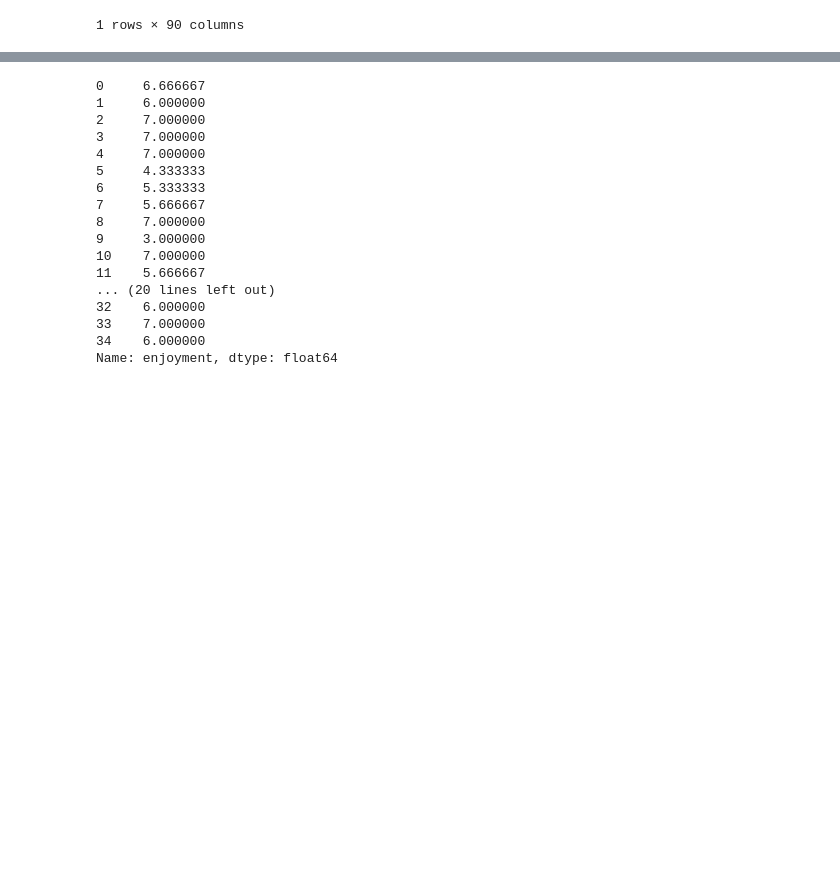
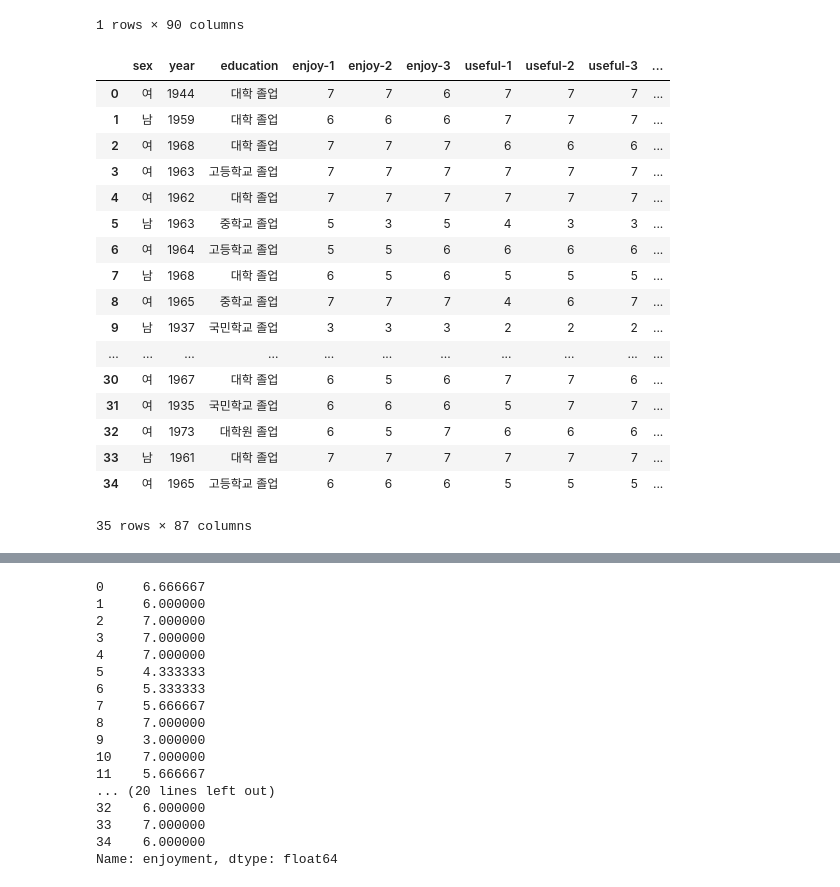
Before and after one commit to haleekyung/dementia-data-analysis, a Jupyter notebook: analysis/data_cleaning.ipynb, the cells around one changed output, grey strips where cells are left out. Drawn from its saved outputs; the diff is of its cells as text; code cells hidden in the pictures; blank space fills up the shorter version.

Commit message:
add codes: variables + reversecoding column 55

```diff
--- a/analysis/data_cleaning.ipynb
+++ b/analysis/data_cleaning.ipynb
@@ -61,4 +67,24 @@ df.loc[[0]]
 # %%
 df_clean = df.drop(df.iloc[:, :3], axis = 1)#%%
 # %%
-df_clean = df_clean.rename(columns={'실험 참여자 성별':'sex', '실험 참여자 출생년도': 'year', '실험 참여자 교육 정도': 'education', "1-1. 이 프로그램을 사용하는 것은 즐거웠다.": "enjoy-1", "1-2. 이 프로그램을 이용한 심상 훈련 (마음속에 떠오르는 이미지를 구체적으로 상상하는 훈련) 을 하여 기분이 좋았다.": "enjoy-2", "1-3. 이 프로그램을 사용하는 것은 재미있었다.": "enjoy-3"})
+df_clean = df_clean.rename(columns={'실험 참여자 성별':'sex', '실험 참여자 출생년도': 'year', '실험 참여자 교육 정도': 'education', "1-1. 이 프로그램을 사용하는 것은 즐거웠다.": "enjoy-1", "1-2. 이 프로그램을 이용한 심상 훈련 (마음속에 떠오르는 이미지를 구체적으로 상상하는 훈련) 을 하여 기분이 좋았다.": "enjoy-2", "1-3. 이 프로그램을 사용하는 것은 재미있었다.": "enjoy-3", '2-1. 이 프로그램을 쓰면 치매 예방을 위한 심상훈련을 빠르게 익힐 수 있을 것 같다':'useful-1', '2-2. 이 프로그램을 쓰면 치매 예방을 위한 심상훈련을 더 잘 할 수 있을 것 같다': 'useful-2', '2-3. 이 프로그램을 쓰면 치매 예방을 위한 심상훈련을 더 효율적으로 할 수 있을 것 같다': 'useful-3'})
+df_clean
+# %% [output]
+|  | sex | year | education | enjoy-1 | enjoy-2 | enjoy-3 | useful-1 | useful-2 | useful-3 | ... |
+| 0 | 여 | 1944 | 대학 졸업 | 7 | 7 | 6 | 7 | 7 | 7 | ... |
+| 1 | 남 | 1959 | 대학 졸업 | 6 | 6 | 6 | 7 | 7 | 7 | ... |
+| 2 | 여 | 1968 | 대학 졸업 | 7 | 7 | 7 | 6 | 6 | 6 | ... |
+| 3 | 여 | 1963 | 고등학교 졸업 | 7 | 7 | 7 | 7 | 7 | 7 | ... |
+| 4 | 여 | 1962 | 대학 졸업 | 7 | 7 | 7 | 7 | 7 | 7 | ... |
+| 5 | 남 | 1963 | 중학교 졸업 | 5 | 3 | 5 | 4 | 3 | 3 | ... |
+| 6 | 여 | 1964 | 고등학교 졸업 | 5 | 5 | 6 | 6 | 6 | 6 | ... |
+| 7 | 남 | 1968 | 대학 졸업 | 6 | 5 | 6 | 5 | 5 | 5 | ... |
+| 8 | 여 | 1965 | 중학교 졸업 | 7 | 7 | 7 | 4 | 6 | 7 | ... |
+| 9 | 남 | 1937 | 국민학교 졸업 | 3 | 3 | 3 | 2 | 2 | 2 | ... |
+| ... | ... | ... | ... | ... | ... | ... | ... | ... | ... | ... |
+| 30 | 여 | 1967 | 대학 졸업 | 6 | 5 | 6 | 7 | 7 | 6 | ... |
+| 31 | 여 | 1935 | 국민학교 졸업 | 6 | 6 | 6 | 5 | 7 | 7 | ... |
+| 32 | 여 | 1973 | 대학원 졸업 | 6 | 5 | 7 | 6 | 6 | 6 | ... |
+| 33 | 남 | 1961 | 대학 졸업 | 7 | 7 | 7 | 7 | 7 | 7 | ... |
+| 34 | 여 | 1965 | 고등학교 졸업 | 6 | 6 | 6 | 5 | 5 | 5 | ... |
+35 rows × 87 columns
```
Also changed, not shown: parts of 7 cells of this notebook.
